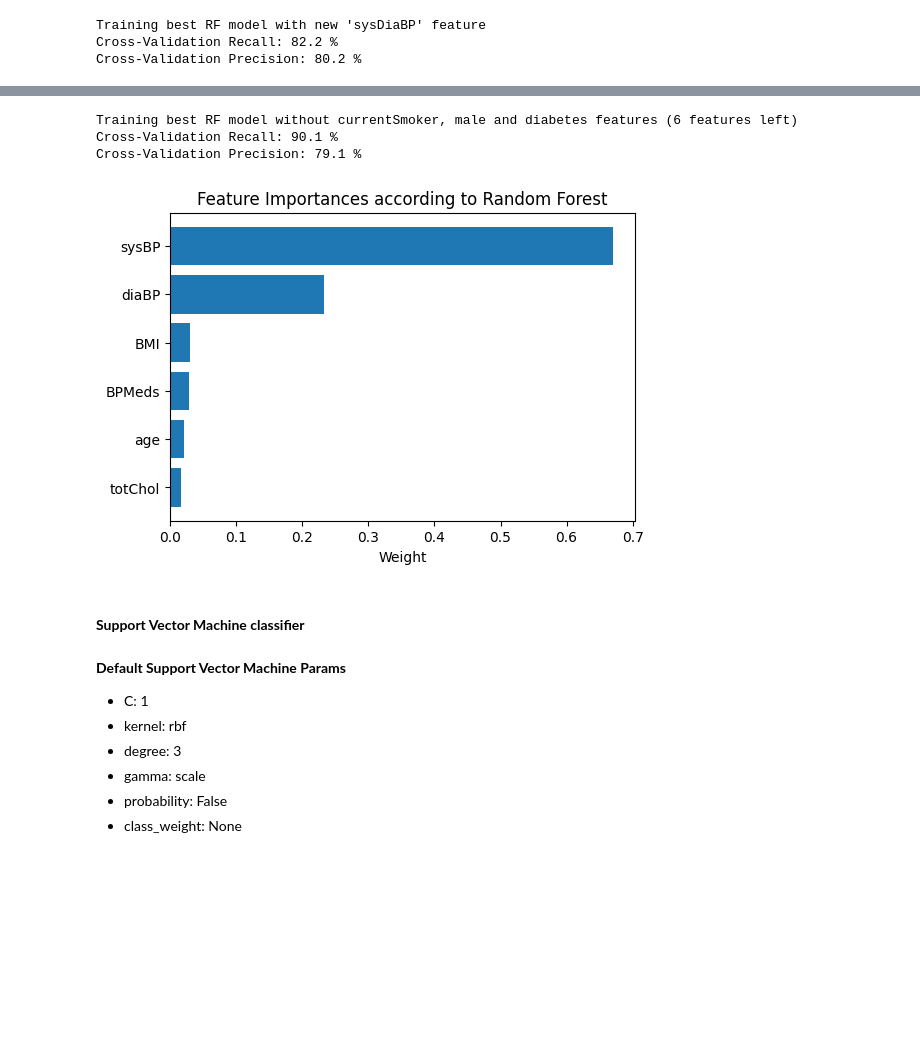
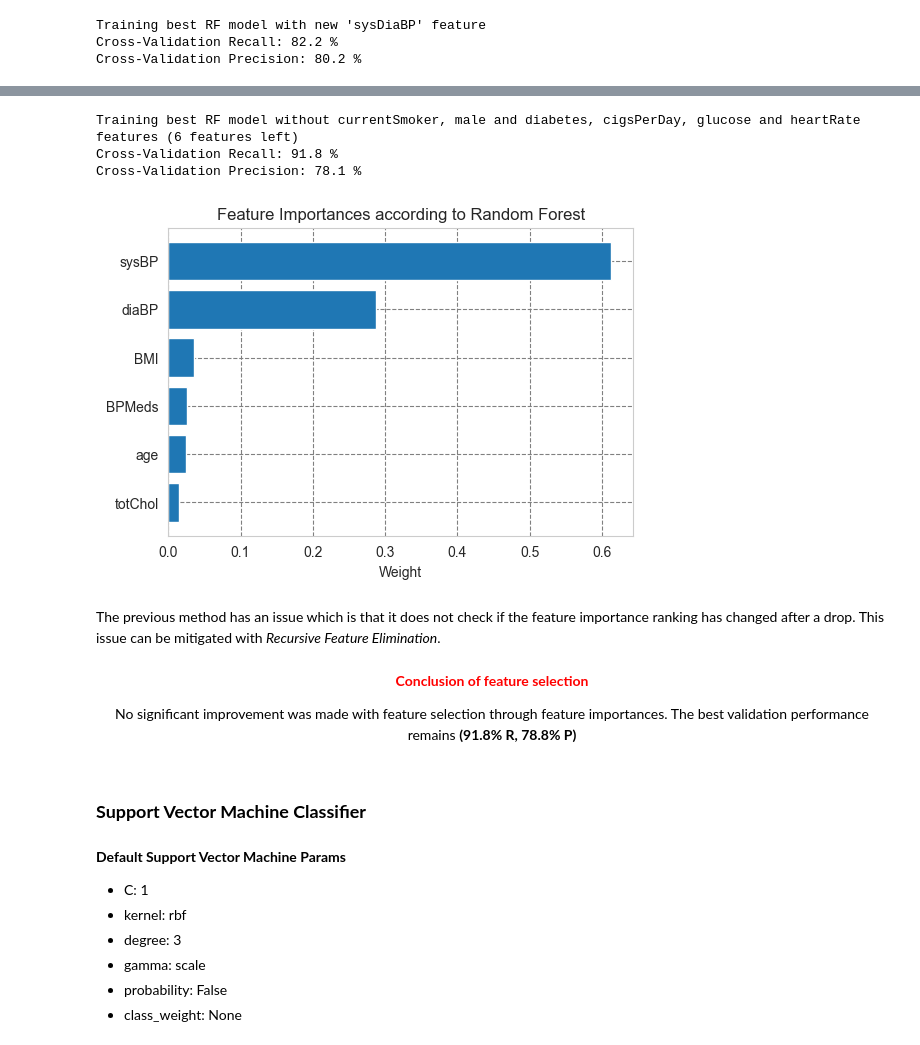
Before and after one commit to Iman974/ML_classification_hypertension_SL, a Jupyter notebook: Hypertension_risk.ipynb, the cells around one changed output, grey strips where cells are left out. Saved outputs shown, nothing was run; the diff lists cells and outputs as text; code cells hidden in the pictures; blank space fills up the shorter version.

Commit message:
Presentation improvement

```diff
--- a/Hypertension_risk.ipynb
+++ b/Hypertension_risk.ipynb
@@ -576,0 +626,4 @@ I started to use Grid Search but considering the amount of resources (time) it w
+# %%
+from sklearn.ensemble import RandomForestClassifier
+
+fit_unscaled_and_cross_validate(X_train_scaled, y_train, RandomForestClassifier(random_state=42));
@@ -618,11 +689,8 @@ Found with RSearchCv using recall as scoring:
 # %%
 from sklearn.ensemble import RandomForestClassifier
 
-## TODO: Print feature importances as a graph
+rf_optimal_params = {'criterion': 'entropy', 'max_features': 0.7, 'max_leaf_nodes': 16, 'n_estimators': 500, 'class_weight':'balanced'}
+rf_best_clf = RandomForestClassifier(**rf_optimal_params, random_state=42, n_jobs=-1)
 
-rf_optimal_params = {'n_estimators': 500, 'min_samples_split': 10, 'max_samples': 0.65, 'max_leaf_nodes': 16, 'max_features': 0.9, 'criterion': 'log_loss'}
-rf_best_clf = RandomForestClassifier(**rf_optimal_params, random_state=42)
-# rf_best_clf.fit(X_train_scaled, y_train)
-
-fit_scaled_and_cross_validate(X_train_scaled, y_train, rf_best_clf)
+fit_unscaled_and_cross_validate(X_train_scaled, y_train, rf_best_clf);
 # %% [output]
@@ -696,15 +739,8 @@ Let's now try to select features according to data analysis and feature importan
 # %%
 # Removing currentSmoker feature because it has a low feature importance and it has high correlation with cigsPerDay
 print(bold("Training best RF model without 'currentSmoker' feature"))
-fit_scaled_and_cross_validate(X_train2, y_train, rf_best_clf)
+fit_unscaled_and_cross_validate(X_train2, y_train, rf_best_clf)
 plot_rf_feature_importances(rf_best_clf.feature_importances_, X_train2.columns)
-
-# Removing diaBP feature because it is highly correlated with sysBP
-print(bold("Training best RF model without 'currentSmoker' and 'diaBP' features"))
-
-# X_train_rf_diaBP = X_train2.drop("diaBP", axis=1)
-# fit_scaled_and_cross_validate(X_train_rf_diaBP, y_train, rf_best_clf)
-# # plot_rf_feature_importances(rf_best_clf.feature_importances_, X_train3.columns)
 # %% [output]
 Training best RF model without 'currentSmoker' feature
 Cross-Validation Recall: 90.3 %
@@ -714,13 +750,13 @@ Training best RF model without 'currentSmoker' and 'diaBP' features
 # %%
 X_train_rf_merge_BP = X_train2.copy()
 
-# Create the new feature 'sysDiaBP'
+# Create a new feature 'sysDiaBP'
 X_train_rf_merge_BP['sysDiaBP'] = X_train2['sysBP'] + X_train2['diaBP']
 
 X_train_rf_merge_BP.drop(['sysBP', 'diaBP'], axis=1, inplace=True)
 
 print(bold("Training best RF model with new 'sysDiaBP' feature"))
-fit_scaled_and_cross_validate(X_train_rf_merge_BP, y_train, rf_best_clf)
+fit_unscaled_and_cross_validate(X_train_rf_merge_BP, y_train, rf_best_clf)
 # %% [output]
 Training best RF model with new 'sysDiaBP' feature
 Cross-Validation Recall: 82.2 %
@@ -730,10 +776,12 @@ We will now remove most of the unimportant feature. This has been done one by on
 # %%
 X_train_rf = X_train2.drop(['male', 'diabetes', 'glucose', 'cigsPerDay', 'heartRate'], axis=1)
 print(f"Training best RF model without currentSmoker, male and diabetes, cigsPerDay, glucose and heartRate features ({X_train_rf.shape[1]} features left)")
-fit_scaled_and_cross_validate(X_train_rf, y_train, rf_best_clf)
+fit_unscaled_and_cross_validate(X_train_rf, y_train, rf_best_clf)
 plot_rf_feature_importances(rf_best_clf.feature_importances_, X_train_rf.columns)
 # %% [output]
-Training best RF model without currentSmoker, male and diabetes features (6 features left)
-Cross-Validation Recall: 90.1 %
-Cross-Validation Precision: 79.1 %
+Training best RF model without currentSmoker, male and diabetes, cigsPerDay, glucose and heartRate features (6 features left)
+Cross-Validation Recall: 91.8 %
+Cross-Validation Precision: 78.1 %
-[figure, old version]
+[figure, new version]
+# %% [markdown]
+The previous method has an issue which is that it does not check if the feature importance ranking has changed after a drop. This issue can be mitigated with *Recursive Feature Elimination*.
@@ -740,5 +796,12 @@ Cross-Validation Precision: 79.1 %
+# %% [markdown]
+<center>
+
+<span style="color:red">**Conclusion of feature selection**</span>
+
+No significant improvement was made with feature selection through feature importances. The best validation performance remains **(91.8% R, 78.8% P)**
+</center>
 # %% [markdown]
-#### **Support Vector Machine classifier**
+### **Support Vector Machine Classifier**
 # %% [markdown]
 **Default Support Vector Machine Params**
 
```
Also changed, not shown: parts of 75 cells of this notebook.
